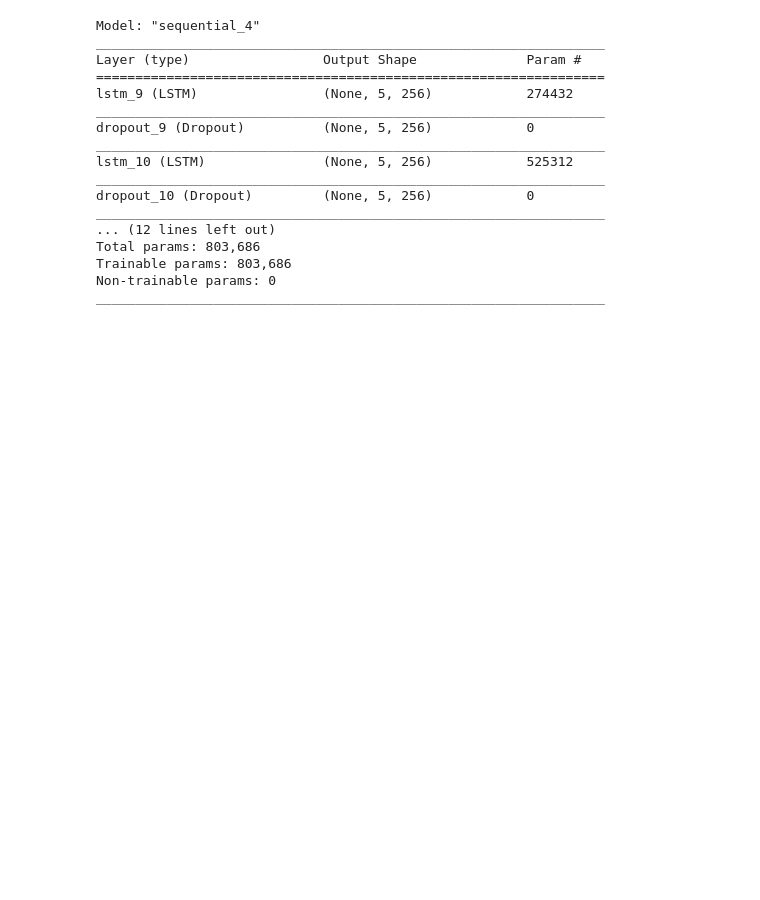
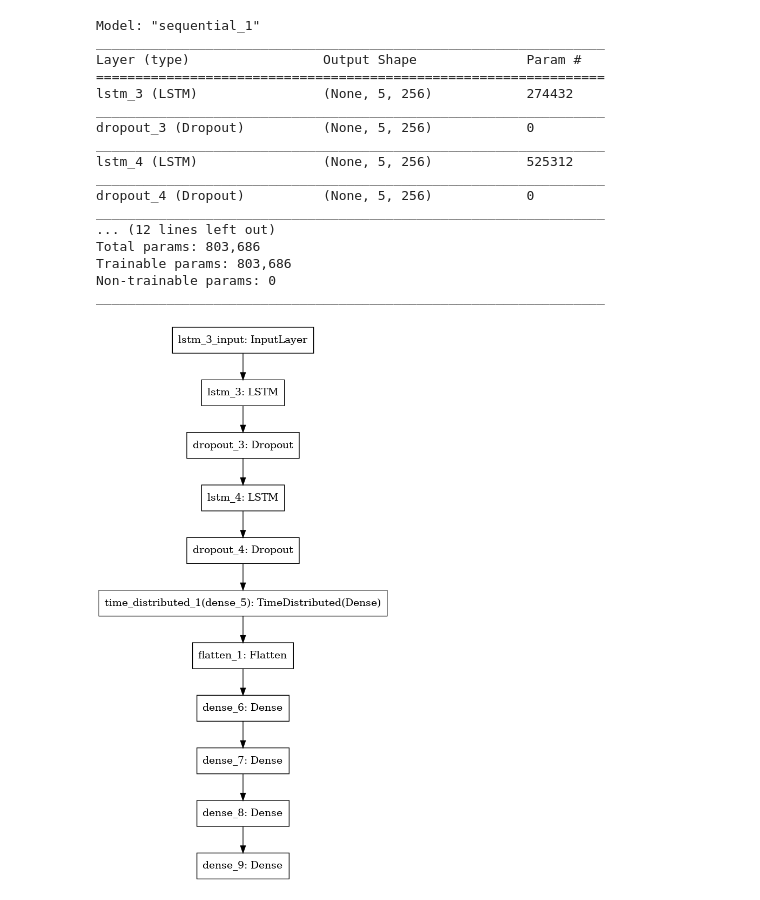
Before and after one commit to justbuyyal/NTNU-Artificial_Neural_Network, a Jupyter notebook: HW1/Project1_tutorial/project_1.ipynb, the cells around one changed output. Cells and saved outputs as stored; diff of their text form; code cells hidden in the pictures; blank space fills up the shorter version.

```diff
--- a/HW1/Project1_tutorial/project_1.ipynb
+++ b/HW1/Project1_tutorial/project_1.ipynb
@@ -79,26 +77,29 @@ def buildOneToOneModel(shape):
   model.compile(loss="mean_absolute_error", optimizer="adam",metrics=['mean_absolute_error'])
   model.summary()
   return model
-# %%
-model = buildOneToOneModel(X_train.shape)
-# %% [output]
-Model: "sequential_4"
-_________________________________________________________________
-Layer (type)                 Output Shape              Param #
-=================================================================
-lstm_9 (LSTM)                (None, 5, 256)            274432
-_________________________________________________________________
-dropout_9 (Dropout)          (None, 5, 256)            0
-_________________________________________________________________
-lstm_10 (LSTM)               (None, 5, 256)            525312
-_________________________________________________________________
-dropout_10 (Dropout)         (None, 5, 256)            0
-_________________________________________________________________
-... (12 lines left out)
-Total params: 803,686
-Trainable params: 803,686
-Non-trainable params: 0
-_________________________________________________________________
+# %%
+from keras.utils import plot_model
+model = buildOneToOneModel(X_train.shape)
+plot_model(model, to_file='model_lstm.png')
+# %% [output]
+Model: "sequential_1"
+_________________________________________________________________
+Layer (type)                 Output Shape              Param #
+=================================================================
+lstm_3 (LSTM)                (None, 5, 256)            274432
+_________________________________________________________________
+dropout_3 (Dropout)          (None, 5, 256)            0
+_________________________________________________________________
+lstm_4 (LSTM)                (None, 5, 256)            525312
+_________________________________________________________________
+dropout_4 (Dropout)          (None, 5, 256)            0
+_________________________________________________________________
+... (12 lines left out)
+Total params: 803,686
+Trainable params: 803,686
+Non-trainable params: 0
+_________________________________________________________________
+[figure, added]
 # %%
 callback = EarlyStopping(monitor="loss", patience=10, verbose=1, mode="auto")
 train_history = model.fit(X_train, Y_train, epochs=1000, batch_size=128, validation_data=(X_val, Y_val), callbacks=[callback])
```
Also changed, not shown: parts of 8 cells of this notebook, 1 other file.
